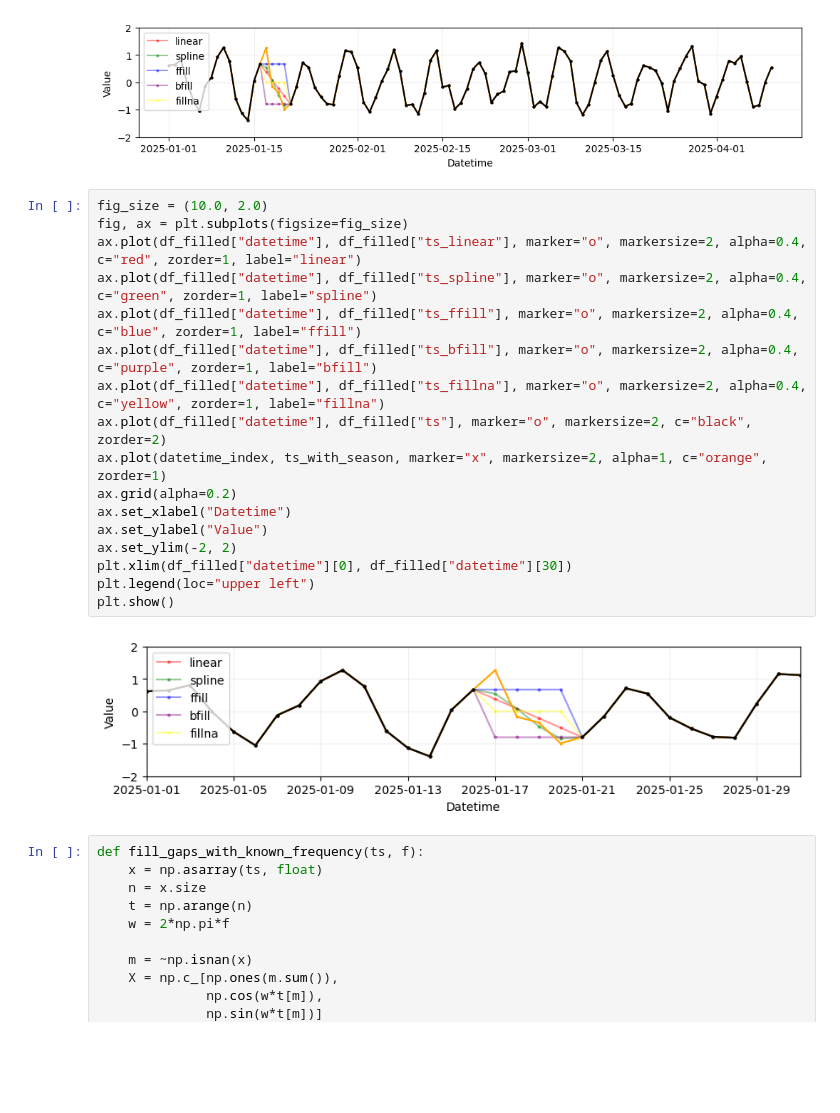
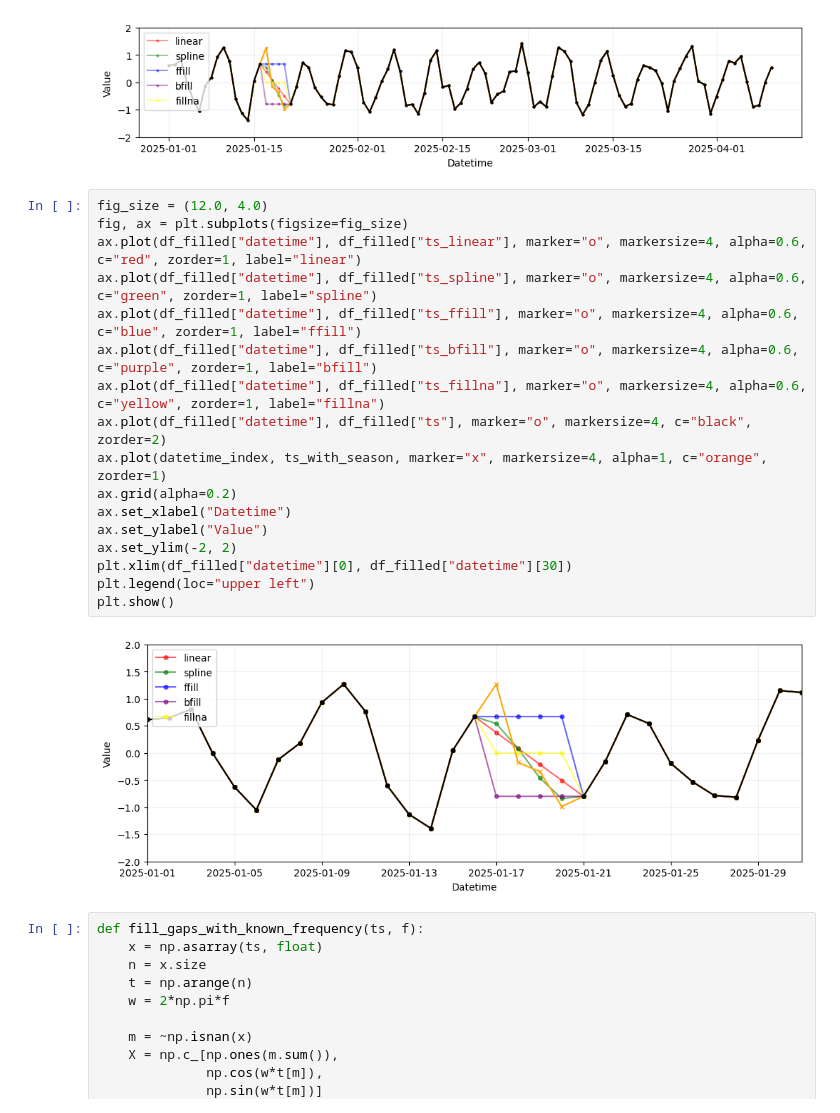
Before and after one commit to Dreamlone/ts-processing, a Jupyter notebook: notebooks/2_ts_preprocessing.ipynb, the cells around one changed output. Cells and saved outputs as stored; diff of their text form; blank space fills up the shorter version.

```diff
--- a/notebooks/2_ts_preprocessing.ipynb
+++ b/notebooks/2_ts_preprocessing.ipynb
@@ -137,24 +137,24 @@ plt.show()
 # %% [output]
 [figure]
 # %%
-fig_size = (10.0, 2.0)
+fig_size = (12.0, 4.0)
 fig, ax = plt.subplots(figsize=fig_size)
-ax.plot(df_filled["datetime"], df_filled["ts_linear"], marker="o", markersize=2, alpha=0.4, c="red", zorder=1, label="linear")
-ax.plot(df_filled["datetime"], df_filled["ts_spline"], marker="o", markersize=2, alpha=0.4, c="green", zorder=1, label="spline")
-ax.plot(df_filled["datetime"], df_filled["ts_ffill"], marker="o", markersize=2, alpha=0.4, c="blue", zorder=1, label="ffill")
-ax.plot(df_filled["datetime"], df_filled["ts_bfill"], marker="o", markersize=2, alpha=0.4, c="purple", zorder=1, label="bfill")
-ax.plot(df_filled["datetime"], df_filled["ts_fillna"], marker="o", markersize=2, alpha=0.4, c="yellow", zorder=1, label="fillna")
-ax.plot(df_filled["datetime"], df_filled["ts"], marker="o", markersize=2, c="black", zorder=2)
-ax.plot(datetime_index, ts_with_season, marker="x", markersize=2, alpha=1, c="orange", zorder=1)
+ax.plot(df_filled["datetime"], df_filled["ts_linear"], marker="o", markersize=4, alpha=0.6, c="red", zorder=1, label="linear")
+ax.plot(df_filled["datetime"], df_filled["ts_spline"], marker="o", markersize=4, alpha=0.6, c="green", zorder=1, label="spline")
+ax.plot(df_filled["datetime"], df_filled["ts_ffill"], marker="o", markersize=4, alpha=0.6, c="blue", zorder=1, label="ffill")
+ax.plot(df_filled["datetime"], df_filled["ts_bfill"], marker="o", markersize=4, alpha=0.6, c="purple", zorder=1, label="bfill")
+ax.plot(df_filled["datetime"], df_filled["ts_fillna"], marker="o", markersize=4, alpha=0.6, c="yellow", zorder=1, label="fillna")
+ax.plot(df_filled["datetime"], df_filled["ts"], marker="o", markersize=4, c="black", zorder=2)
+ax.plot(datetime_index, ts_with_season, marker="x", markersize=4, alpha=1, c="orange", zorder=1)
 ax.grid(alpha=0.2)
 ax.set_xlabel("Datetime")
 ax.set_ylabel("Value")
 ax.set_ylim(-2, 2)
 plt.xlim(df_filled["datetime"][0], df_filled["datetime"][30])
 plt.legend(loc="upper left")
 plt.show()
 # %% [output]
-[figure, old version]
+[figure, new version]
 # %%
 def fill_gaps_with_known_frequency(ts, f):
     x = np.asarray(ts, float)
```
Also changed, not shown: parts of 1 cell of this notebook, 2 other files.
